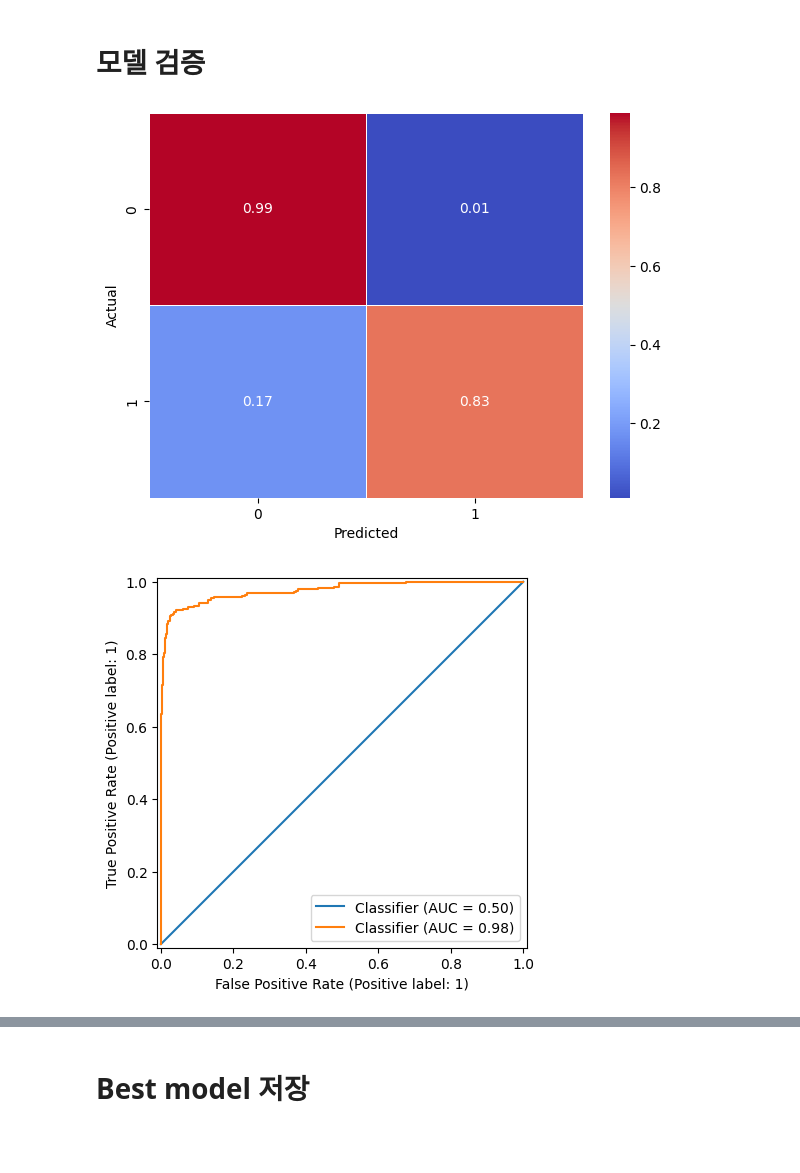
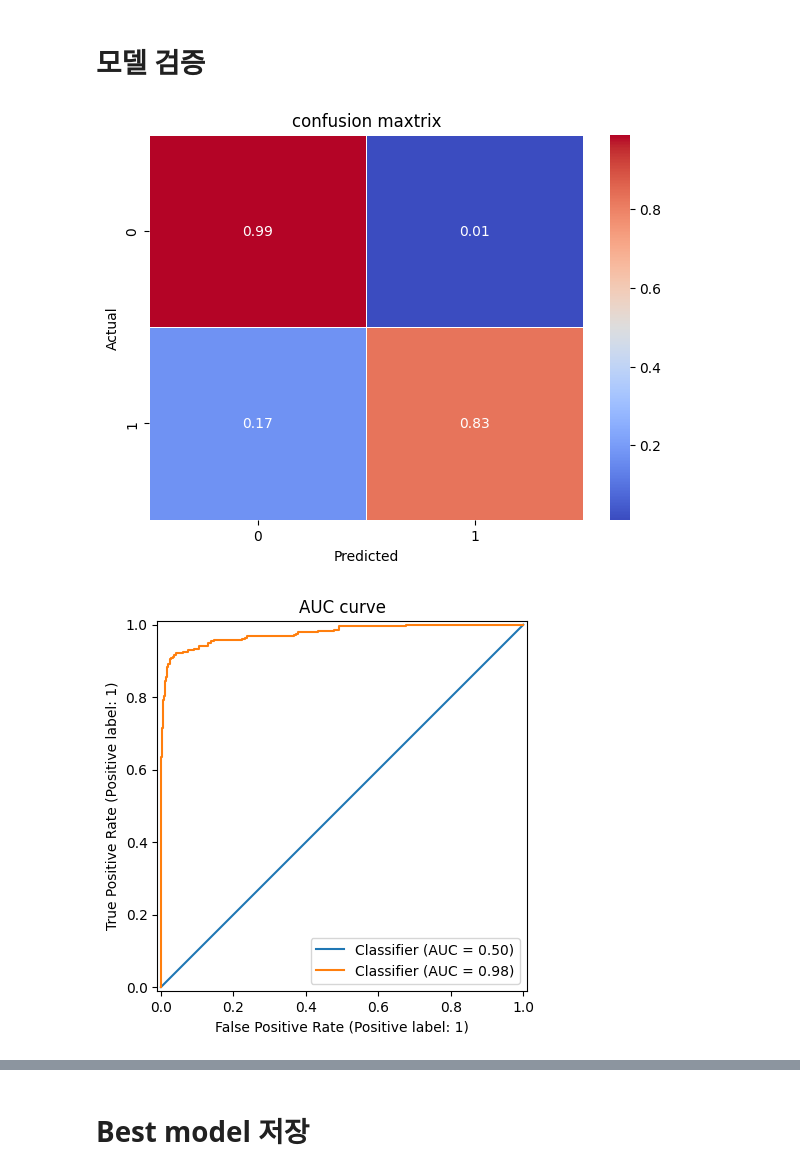
Before and after one commit to SKNETWORKS-FAMILY-AICAMP/SKN27-2nd-4TEAM, a Jupyter notebook: Light_GBM_modeling.ipynb, the cells around one changed output, grey strips where cells are left out. Cells and saved outputs as stored; diff of their text form; code cells hidden in the pictures; blank space fills up the shorter version.

```diff
--- a/Light_GBM_modeling.ipynb
+++ b/Light_GBM_modeling.ipynb
@@ -557,29 +557,36 @@ final model auc score:0.9756102451004961
 # %%
 set_seed()
 
 from sklearn.dummy import DummyClassifier
 dummy = DummyClassifier(strategy='most_frequent')
 dummy.fit(X_tr,y_tr)
 
 pred_dummy = dummy.predict_proba(X_te)[:,1]
 
 conf_mx = confusion_matrix(y_te,preds, normalize="true")
 conf_mx
 
 plt.figure(figsize=(7,5))
 
 sns.heatmap(conf_mx, annot=True, cmap="coolwarm", linewidth=0.5)
-
+plt.title("confusion maxtrix")
 plt.xlabel('Predicted')
 plt.ylabel('Actual')
 plt.show()
 
 from sklearn.metrics import RocCurveDisplay
 
 fig,ax = plt.subplots()
+plt.title("AUC curve")
 RocCurveDisplay.from_predictions(y_te,pred_dummy,ax=ax)
 RocCurveDisplay.from_predictions(y_te,pred_final,ax=ax)
 plt.show()
+
+import matplotlib.pyplot as plt
+
+fig, ax  = plt.subplots(figsize = (15,10))
+plot_importance(JWmodel,ax=ax)
+plt.show()
 # %% [output]
-[figure, old version]
+[figure, new version]
-[figure, old version]
+[figure, new version]
```
Also changed, not shown: parts of 1 cell of this notebook.
